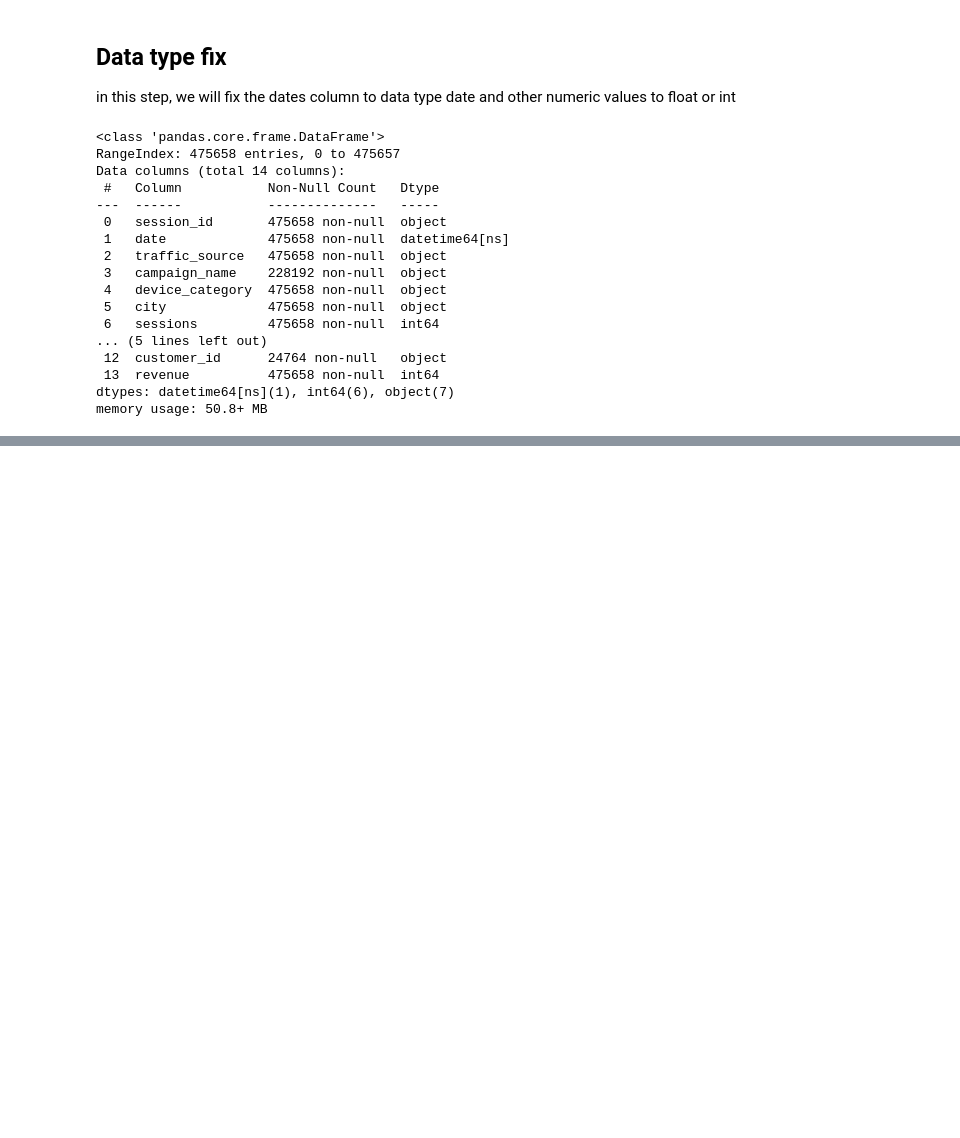
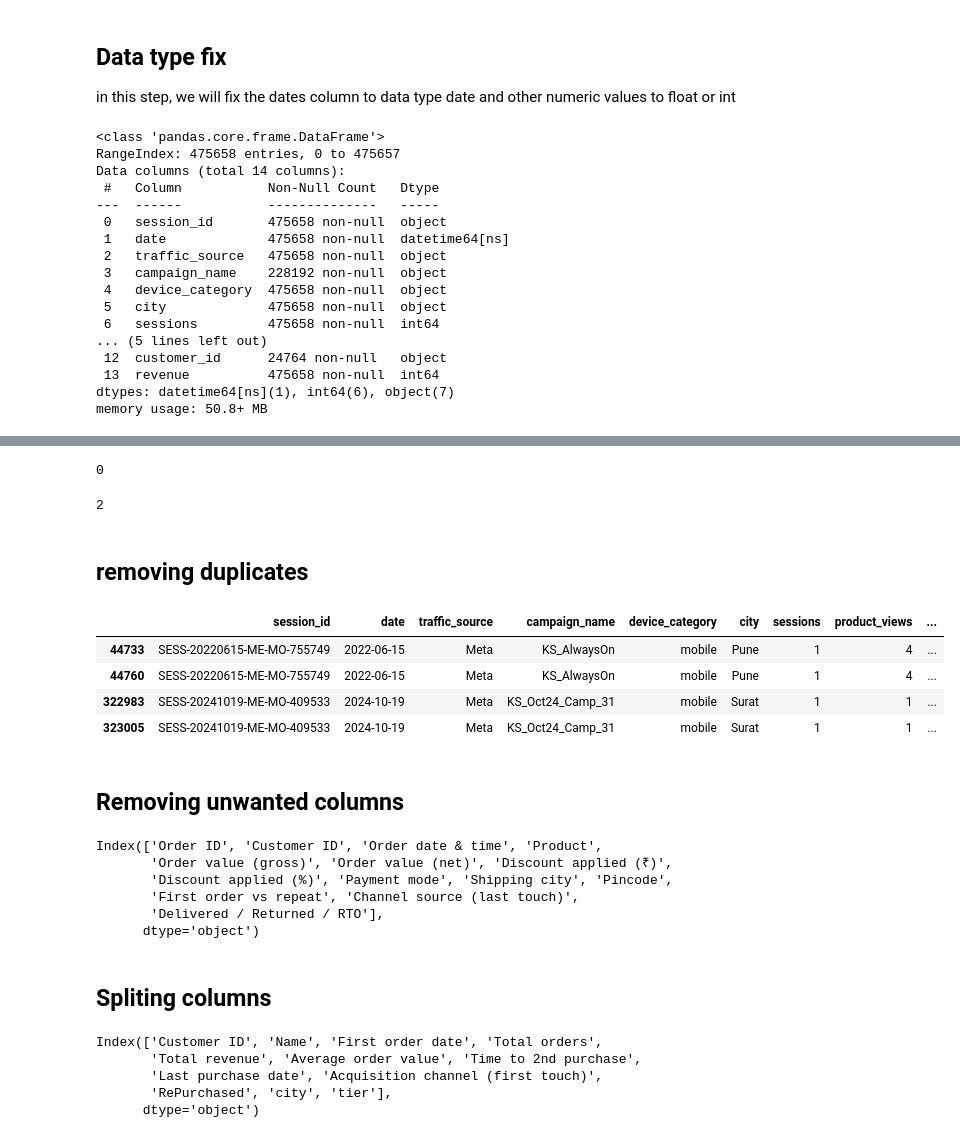
Before and after one commit to yashkumbhar3104/RetailHub-India-Business-Intelligence, a Jupyter notebook: 05_Python/01_data_audit.ipynb, the cells around one changed output, grey strips where cells are left out. Cells and saved outputs as stored; diff of their text form; code cells hidden in the pictures; blank space fills up the shorter version.

Commit message:
Complete data audit: fix date parsing bugs, drop corrupted columns, resolve discount % and first-order-label data issues, validate revenue across tables, export cleaned CSVs

```diff
--- a/05_Python/01_data_audit.ipynb
+++ b/05_Python/01_data_audit.ipynb
@@ -130,0 +305,10 @@ memory usage: 50.8+ MB
+# %%
+print(catalog.duplicated().sum())
+# %% [output]
+0
+# %%
+print(sessions.duplicated().sum())
+# %% [output]
+2
+# %% [markdown]
+## removing duplicates
@@ -130,0 +319,8 @@ memory usage: 50.8+ MB
+# %%
+sessions[sessions.duplicated(keep=False)]
+# %% [output]
+|  | session_id | date | traffic_source | campaign_name | device_category | city | sessions | product_views | ... |
+| 44733 | SESS-20220615-ME-MO-755749 | 2022-06-15 | Meta | KS_AlwaysOn | mobile | Pune | 1 | 4 | ... |
+| 44760 | SESS-20220615-ME-MO-755749 | 2022-06-15 | Meta | KS_AlwaysOn | mobile | Pune | 1 | 4 | ... |
+| 322983 | SESS-20241019-ME-MO-409533 | 2024-10-19 | Meta | KS_Oct24_Camp_31 | mobile | Surat | 1 | 1 | ... |
+| 323005 | SESS-20241019-ME-MO-409533 | 2024-10-19 | Meta | KS_Oct24_Camp_31 | mobile | Surat | 1 | 1 | ... |
@@ -130,0 +329,2 @@ memory usage: 50.8+ MB
+# %% [markdown]
+## Removing unwanted columns
@@ -130,0 +335,11 @@ memory usage: 50.8+ MB
+# %%
+orders.columns
+# %% [output]
+Index(['Order ID', 'Customer ID', 'Order date & time', 'Product',
+       'Order value (gross)', 'Order value (net)', 'Discount applied (₹)',
+       'Discount applied (%)', 'Payment mode', 'Shipping city', 'Pincode',
+       'First order vs repeat', 'Channel source (last touch)',
+       'Delivered / Returned / RTO'],
+      dtype='object')
+# %% [markdown]
+## Spliting columns
@@ -130,0 +350,8 @@ memory usage: 50.8+ MB
+# %%
+customer.columns
+# %% [output]
+Index(['Customer ID', 'Name', 'First order date', 'Total orders',
+       'Total revenue', 'Average order value', 'Time to 2nd purchase',
+       'Last purchase date', 'Acquisition channel (first touch)',
+       'RePurchased', 'city', 'tier'],
+      dtype='object')
```
Also changed, not shown: parts of 90 cells of this notebook, 5 other files.
